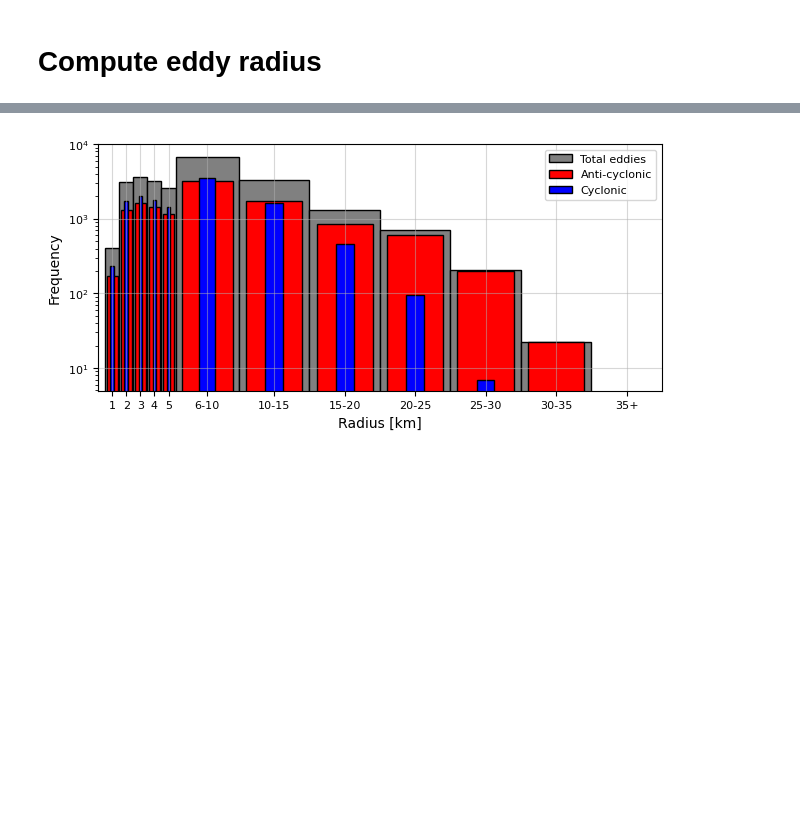
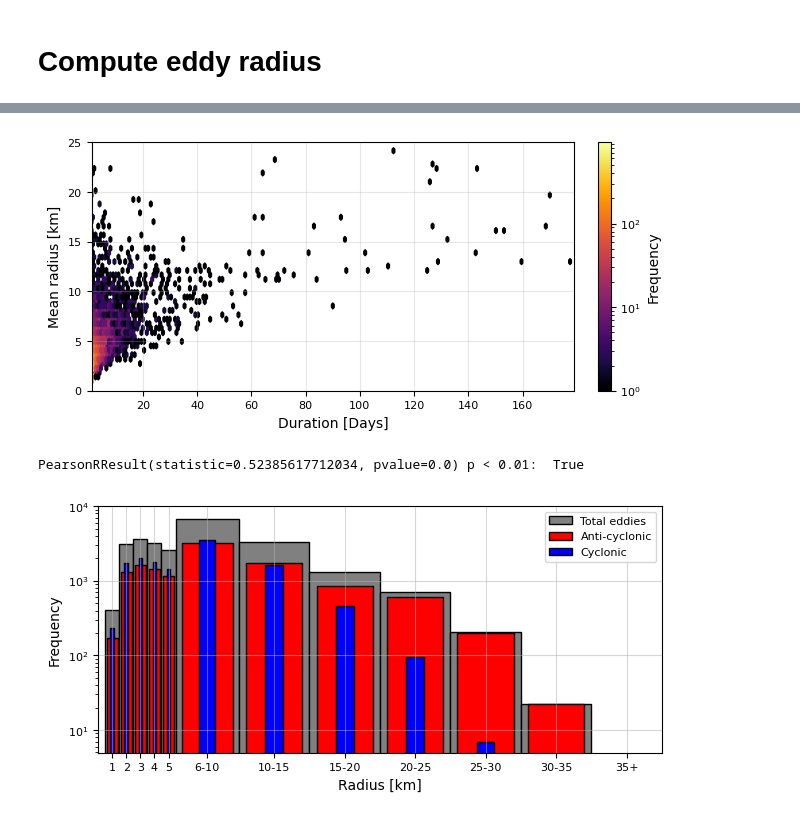
Before and after one commit to EirikKvamme/MScEirik, a Jupyter notebook: Eddies/EddyTrackingProcessing.ipynb, the cells around one changed output, grey strips where cells are left out. Saved outputs shown, nothing was run; the diff lists cells and outputs as text; code cells hidden in the pictures; blank space fills up the shorter version.

```diff
--- a/Eddies/EddyTrackingProcessing.ipynb
+++ b/Eddies/EddyTrackingProcessing.ipynb
@@ -978,3 +1179,27 @@ np.max([np.max(radius_values_max),np.max(radius_values_min)])
+# %%
+fig, ax = plt.subplots(
+    figsize=(6.2217,3), layout='constrained'
+)
+hb = ax.hexbin(fixed_duration,fixed_radius,gridsize=(178,26),bins='log',cmap='inferno')
+cbar = fig.colorbar(hb)
+cbar.set_label('Frequency')
+ax.set_xlabel('Duration [Days]')
+ax.set_ylabel('Mean radius [km]')
+ax.set_xlim(1,179)
+ax.set_ylim(0,25)
+ax.grid(alpha=0.3)
+
+fig.savefig(r'/nird/home/ekv036/MSc/Fig/EddyRadiusDuration_HB',dpi=300, facecolor='w', edgecolor='w',
+          orientation='landscape', format=None,
+          transparent=False, bbox_inches=None,pad_inches=0.25)
+# %% [output]
+[figure, added]
+# %%
+from scipy import stats
+res = stats.pearsonr(fixed_duration,fixed_radius)
+print(res,'p < 0.01: ',res[1]<0.01)
+# %% [output]
+PearsonRResult(statistic=0.52385617712034, pvalue=0.0) p < 0.01:  True
 # %%
 fig, ax = plt.subplots(
     figsize=(6.2217,3), layout = 'constrained'
```
Also changed, not shown: parts of 16 cells of this notebook, 1 other file.
